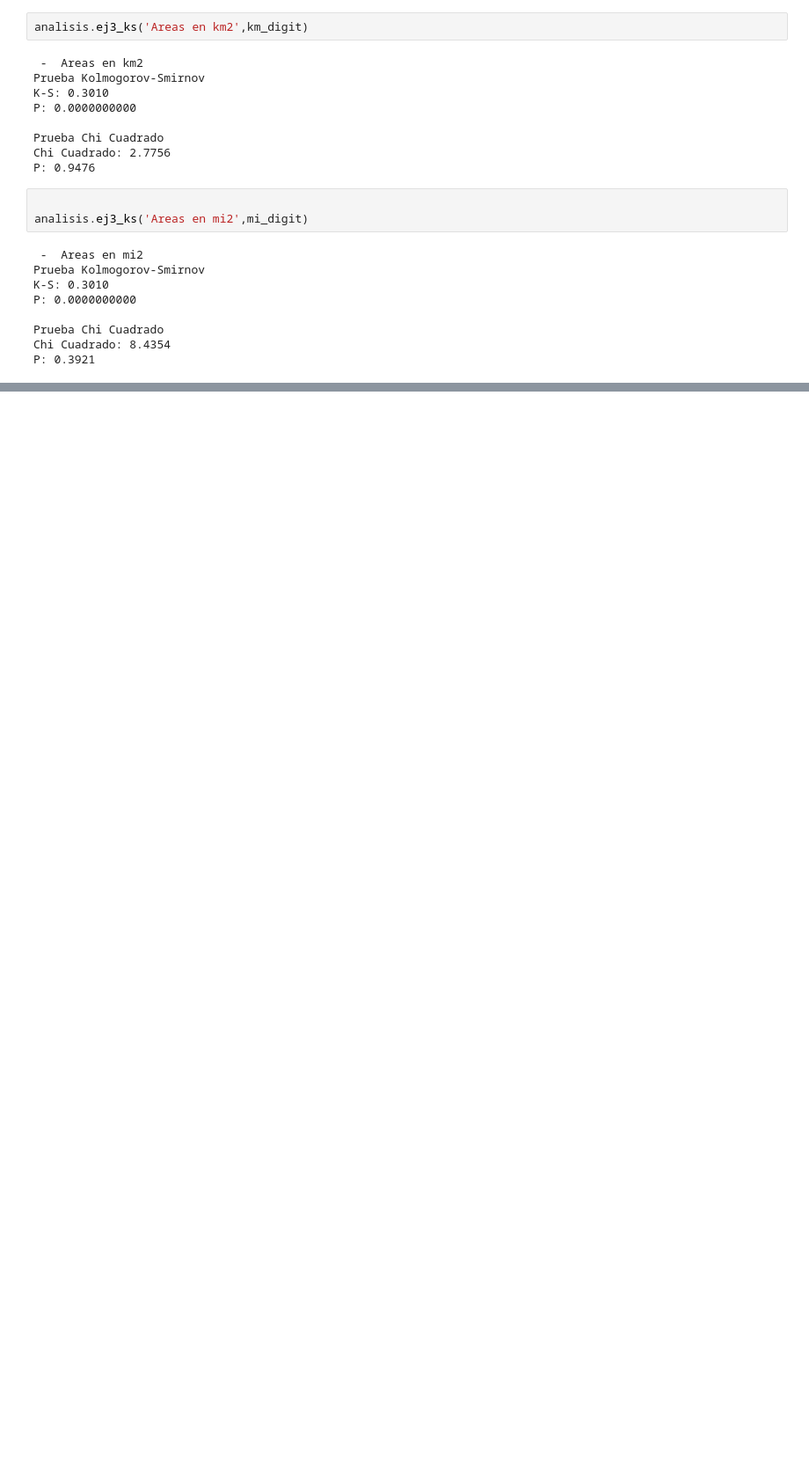
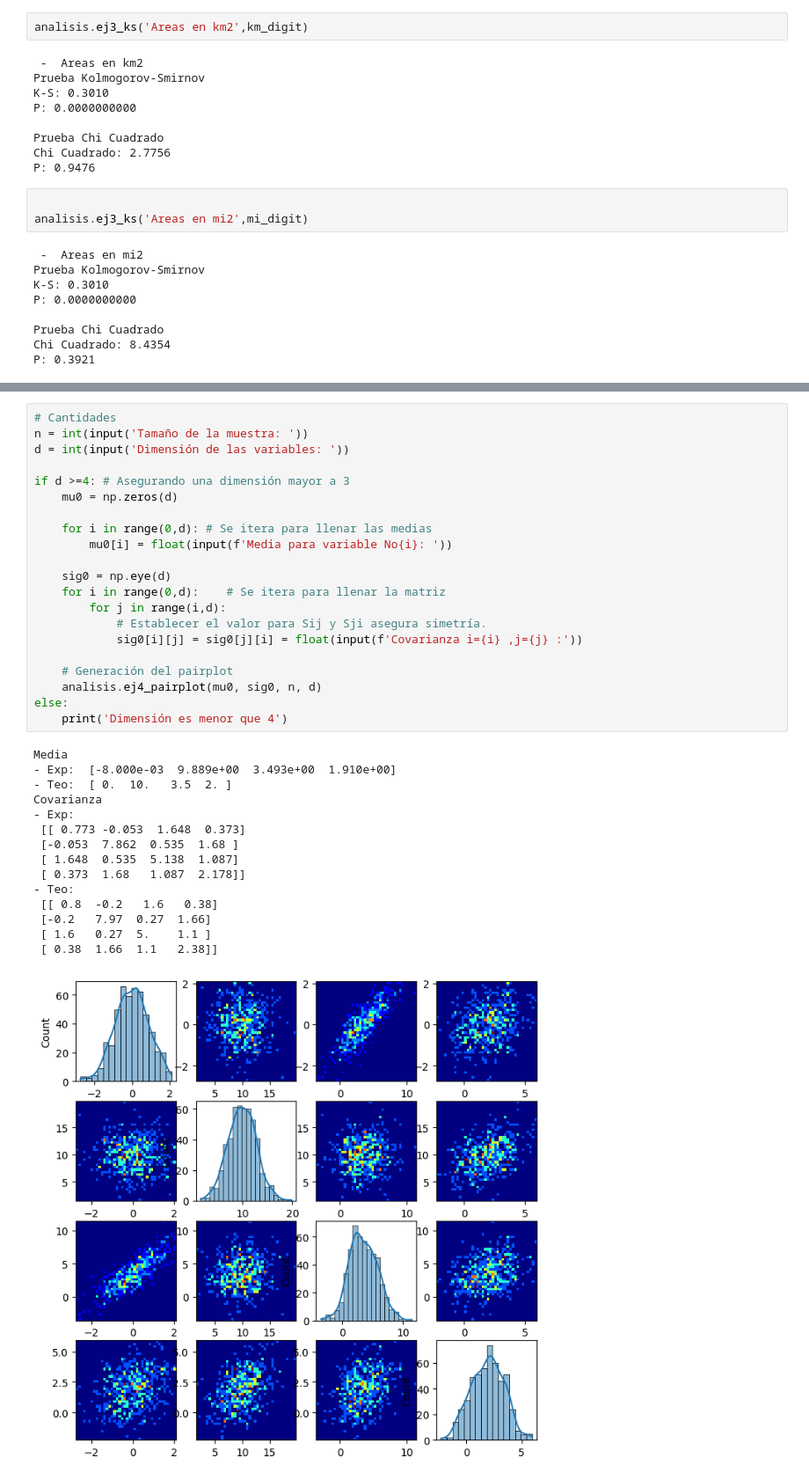
Before and after one commit to MarchMol/ia_lab2, a Jupyter notebook: incisos.ipynb, the cells around one changed output, grey strips where cells are left out. Shown at 88% size. Saved outputs shown, nothing was run; the diff lists cells and outputs as text; blank space fills up the shorter version.

```diff
--- a/incisos.ipynb
+++ b/incisos.ipynb
@@ -212,0 +217,37 @@ P: 0.3921
+# %%
+# Cantidades
+n = int(input('Tamaño de la muestra: '))
+d = int(input('Dimensión de las variables: '))
+
+if d >=4: # Asegurando una dimensión mayor a 3
+    mu0 = np.zeros(d)
+
+    for i in range(0,d): # Se itera para llenar las medias
+        mu0[i] = float(input(f'Media para variable No{i}: '))
+
+    sig0 = np.eye(d)
+    for i in range(0,d):    # Se itera para llenar la matriz
+        for j in range(i,d):
+            # Establecer el valor para Sij y Sji asegura simetría.
+            sig0[i][j] = sig0[j][i] = float(input(f'Covarianza i={i} ,j={j} :'))
+
+    # Generación del pairplot
+    analisis.ej4_pairplot(mu0, sig0, n, d)
+else:
+    print('Dimensión es menor que 4')
+# %% [output]
+Media
+- Exp:  [-8.000e-03  9.889e+00  3.493e+00  1.910e+00]
+- Teo:  [ 0.  10.   3.5  2. ]
+Covarianza
+- Exp:
+ [[ 0.773 -0.053  1.648  0.373]
+ [-0.053  7.862  0.535  1.68 ]
+ [ 1.648  0.535  5.138  1.087]
+ [ 0.373  1.68   1.087  2.178]]
+- Teo:
+ [[ 0.8  -0.2   1.6   0.38]
+ [-0.2   7.97  0.27  1.66]
+ [ 1.6   0.27  5.    1.1 ]
+ [ 0.38  1.66  1.1   2.38]]
+[figure, added]
```
Also changed, not shown: parts of 3 cells of this notebook, 1 other file.
